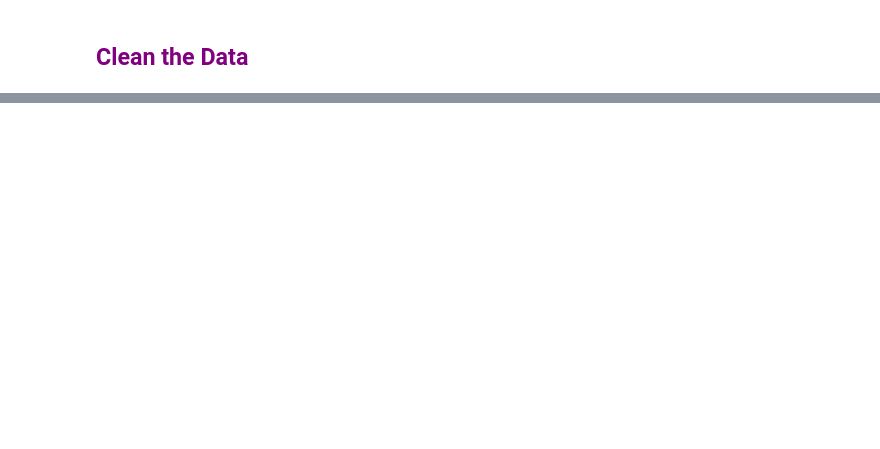
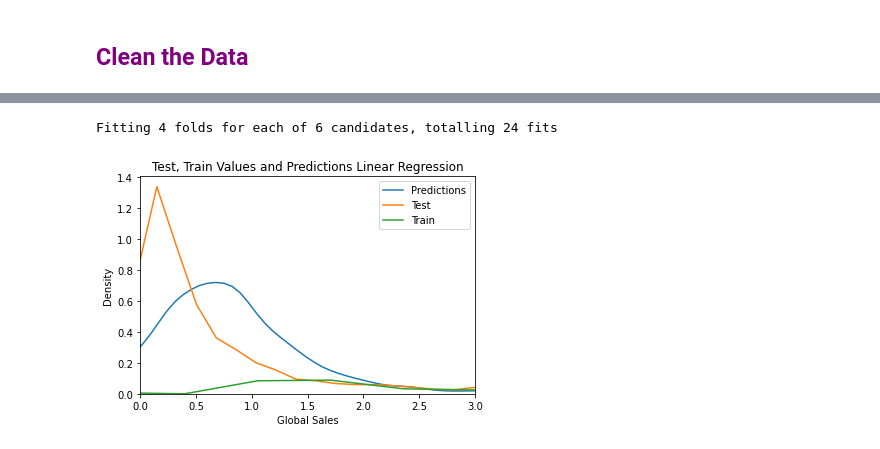
Before and after one commit to kschrock/Math495, a Jupyter notebook: FinalProject.ipynb, the cells around one changed output, grey strips where cells are left out. Drawn from its saved outputs; the diff is of its cells as text; code cells hidden in the pictures; blank space fills up the shorter version.

```diff
--- a/FinalProject.ipynb
+++ b/FinalProject.ipynb
@@ -210,18 +244,0 @@ scored.describe()
-# %%
-from sklearn.preprocessing import OneHotEncoder
-import category_encoders as ce
-numeric_subset = scored.select_dtypes("number").drop(columns=["NA_Sales", "EU_Sales", "JP_Sales", "Other_Sales", "Year"])
-
-# Select the categorical column
-categorical_subset = scored[["Platform", "Genre", "Rating"]]
-
-# One hot encode
-encoder = ce.one_hot.OneHotEncoder()
-categorical_subset = encoder.fit_transform(categorical_subset)
-
-# Join the two dataframes using concat
-# Make sure to use axis = 1 to perform a column bind
-features = pd.concat([numeric_subset, categorical_subset], axis = 1)
-
-# Find correlations with the score
-correlations = features.corr()["Global_Sales"].dropna().sort_values()
@@ -265,22 +271,15 @@ def mae(y_true, y_pred):
 # %%
-lr = LinearRegression()
-lr_mae = fit_and_evaluate(lr)
 
-print("Linear Regression Performance on the test set: MAE = {:.04f}".format(lr_mae))
 # Loss function to be optimized
 loss = ["ls", "lad", "huber"]
-
 # Maximum depth of each tree
 max_depth = [2, 3, 5, 10, 15]
-
 # Minimum number of samples per leaf
-min_samples_leaf = [1, 2, 4, 6, 8]
-
+min_samples_leaf = [1, 2, 4, 6, 8, 10, 12]
 # Minimum number of samples to split a node
-min_samples_split = [2, 4, 6, 10]
-
+min_samples_split = [2, 5, 10, 20, 30, 50]
 # Maximum number of features to consider for making splits
-max_features = ["auto", "sqrt", "log2", None]
+max_features = ['auto', 'sqrt’, ‘log2']
 
 hyperparameter_grid = {"loss": loss,
                        "max_depth": max_depth,
@@ -315,3 +346,5 @@ grid_search = GridSearchCV(estimator=basic_model, param_grid=trees_grid, cv=4,
                            n_jobs=-1, return_train_score=True)
 # %%
 grid_search.fit(features_train, target_train);
+# %% [output]
+Fitting 4 folds for each of 6 candidates, totalling 24 fits
@@ -324,0 +351,10 @@ grid_search.fit(features_train, target_train);
+# %%
+g = (sns.kdeplot(pred, label = "Predictions").set(xlim=(0,3)))
+sns.kdeplot(target_test, label = "Test")
+sns.kdeplot(target_train, label = "Train")
+
+plt.xlabel("Global Sales"); plt.ylabel("Density");
+plt.title("Test, Train Values and Predictions Linear Regression");
+plt.show(g)
+# %% [output]
+[figure, added]
```
Also changed, not shown: parts of 30 cells of this notebook.
